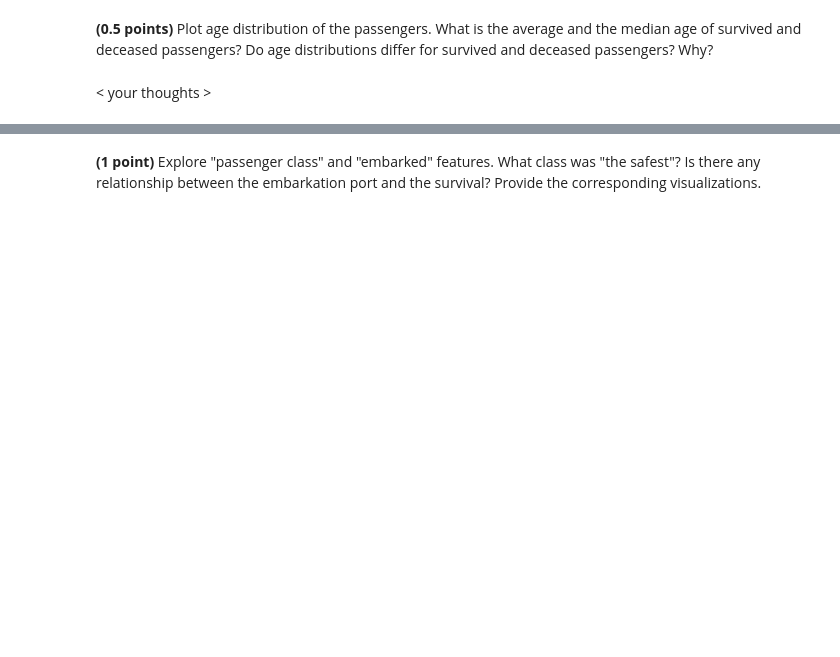
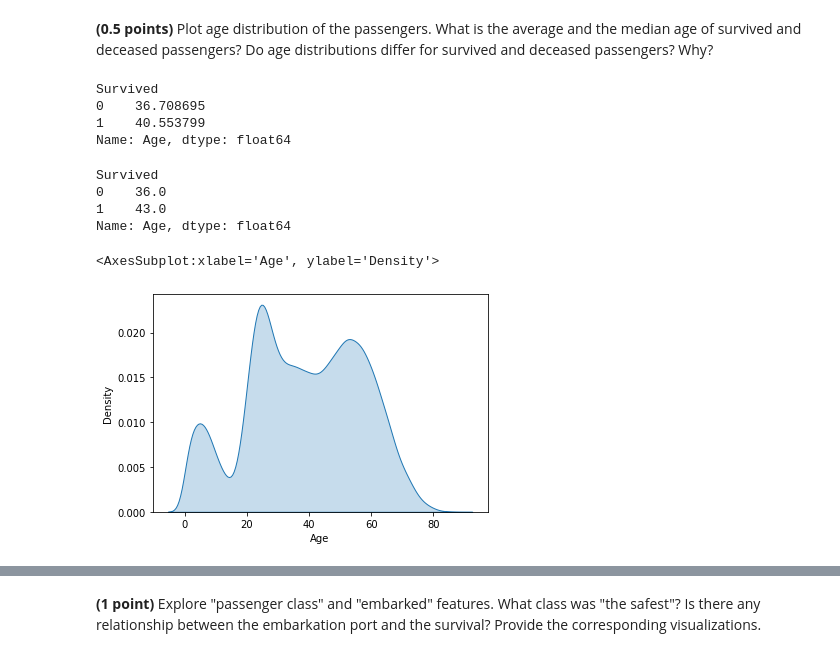
Before and after one commit to Feosen/ml-intro-2022-5, a Jupyter notebook: notebooks/hw_classification.ipynb, the cells around one changed output, grey strips where cells are left out. Drawn from its saved outputs; the diff is of its cells as text; code cells hidden in the pictures; blank space fills up the shorter version.

```diff
--- a/notebooks/hw_classification.ipynb
+++ b/notebooks/hw_classification.ipynb
@@ -534,6 +536,6 @@ print(a, b)
 Read the description here: https://www.kaggle.com/c/tabular-playground-series-apr-2021/data. Download the dataset and place it in the *data/titanic/* folder in your working directory.
 You will use train.csv for model training and validation. The test set is used for model testing: once the model is trained, you can predict whether a passenger survived or not for each passenger in the test set, and submit the predictions: https://www.kaggle.com/c/tabular-playground-series-apr-2021/overview/evaluation.
 # %%
-PATH = "./data/"
+PATH = "../data/"
 # %%
-data = pd.read_csv(os.path.join(PATH, 'titanic', 'train.csv')).set_index('PassengerId')
+data = pd.read_csv(os.path.join(PATH, 'train.csv')).set_index('PassengerId')
@@ -556,2 +597,19 @@ data.head()
-# %% [markdown]
-< your thoughts >
+# %%
+data.groupby(['Survived'])['Age'].mean()
+# %% [output]
+Survived
+0    36.708695
+1    40.553799
+Name: Age, dtype: float64
+# %%
+data.groupby(['Survived'])['Age'].median()
+# %% [output]
+Survived
+0    36.0
+1    43.0
+Name: Age, dtype: float64
+# %%
+sns.kdeplot(data=data.Age, label="Survived", shade=True)
+# %% [output]
+<AxesSubplot:xlabel='Age', ylabel='Density'>
+[figure, added]
```
Also changed, not shown: parts of 20 cells of this notebook.
